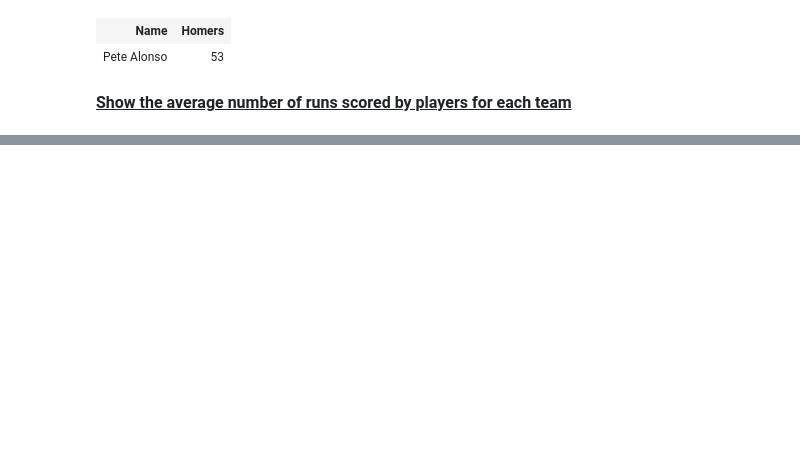
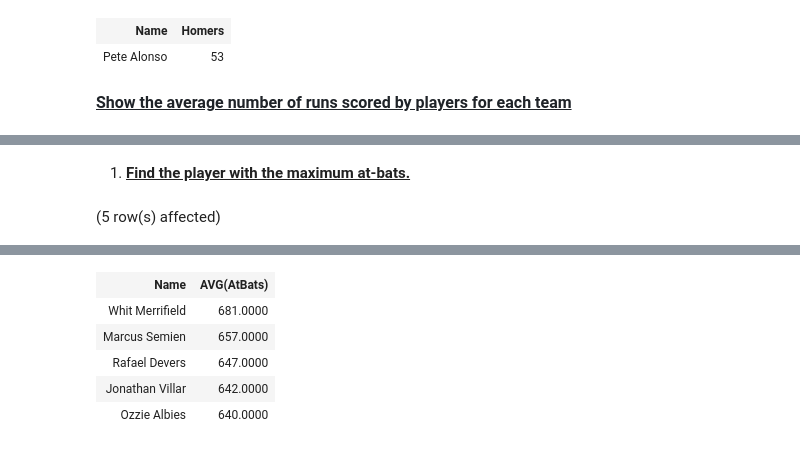
Before and after one commit to Vinayak0807/database-2023, a Jupyter notebook: baseball.ipynb, the cells around one changed output, grey strips where cells are left out. Drawn from its saved outputs; the diff is of its cells as text; code cells hidden in the pictures; blank space fills up the shorter version.

```diff
--- a/baseball.ipynb
+++ b/baseball.ipynb
@@ -111,3 +111,13 @@ Total execution time: 00:00:01.119
 | SEA | 29.1154 |
 | LAA | 29.5000 |
 | BOS | 40.8636 |
+# %% [markdown]
+1. **<u>Find the player with the maximum at-bats.</u>**
+# %%
+SELECT Name, AVG(AtBats)
+from baseball
+group by Name
+order by AVG(AtBats) desc
+LIMIT 5;
+# %% [output]
+(5 row(s) affected)
@@ -113,0 +125,6 @@ Total execution time: 00:00:01.119
+| Name | AVG(AtBats) |
+| Whit Merrifield | 681.0000 |
+| Marcus Semien | 657.0000 |
+| Rafael Devers | 647.0000 |
+| Jonathan Villar | 642.0000 |
+| Ozzie Albies | 640.0000 |
```
Also changed, not shown: parts of 14 cells of this notebook.
